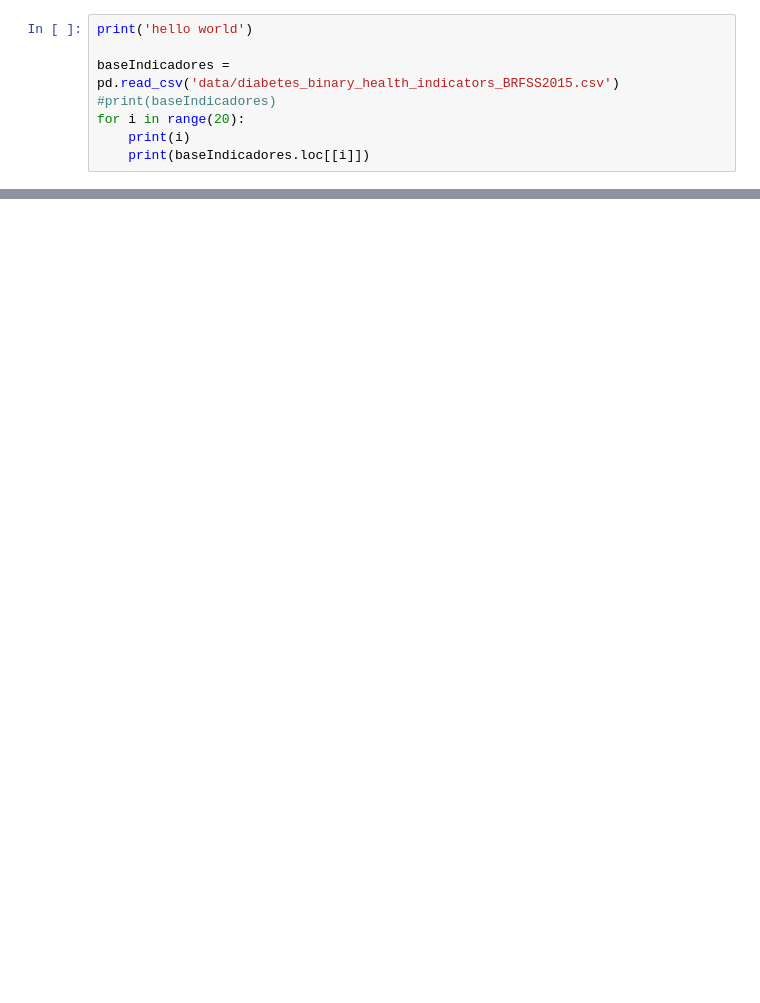
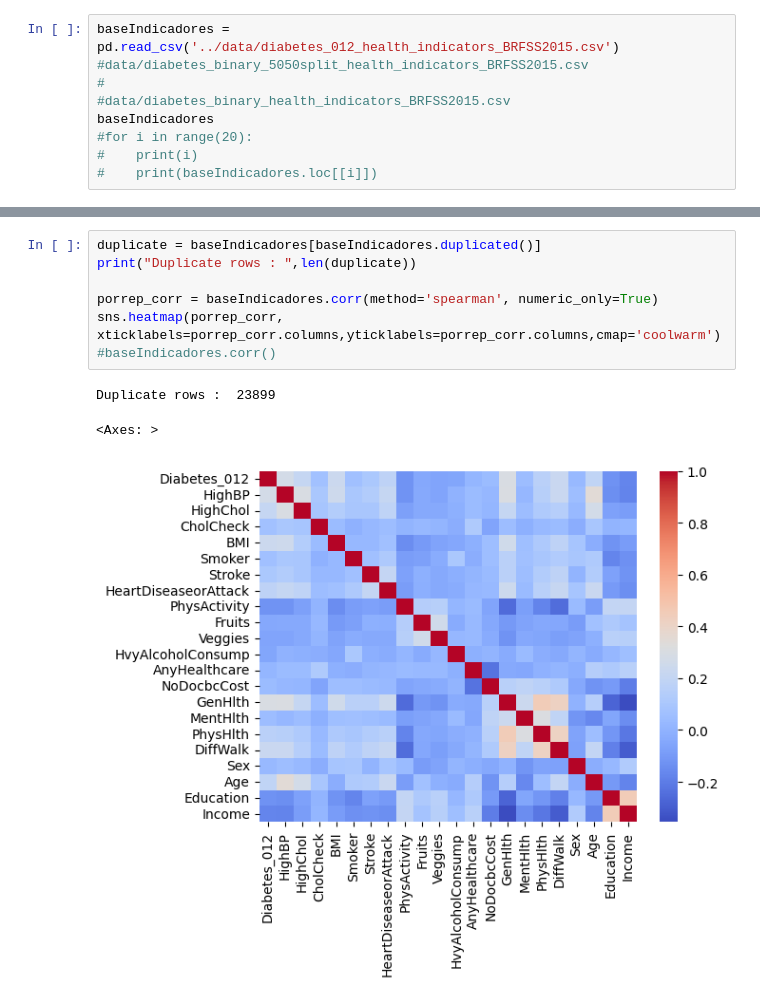
Before and after one commit to jusagred/MIA_CienciaDatos_3860, a Jupyter notebook: source/proyectoDS.ipynb, the cells around one changed output, grey strips where cells are left out. Drawn from its saved outputs; the diff is of its cells as text; blank space fills up the shorter version.

```diff
--- a/source/proyectoDS.ipynb
+++ b/source/proyectoDS.ipynb
@@ -11,11 +6,12 @@ import cv2
 
 warnings.filterwarnings('ignore')
 # %%
-print('hello world')
-
-baseIndicadores = pd.read_csv('data/diabetes_binary_health_indicators_BRFSS2015.csv')
-#print(baseIndicadores)
-for i in range(20):
-    print(i)
-    print(baseIndicadores.loc[[i]])
+baseIndicadores = pd.read_csv('../data/diabetes_012_health_indicators_BRFSS2015.csv')
+#data/diabetes_binary_5050split_health_indicators_BRFSS2015.csv
+#
+#data/diabetes_binary_health_indicators_BRFSS2015.csv
+baseIndicadores
+#for i in range(20):
+#    print(i)
+#    print(baseIndicadores.loc[[i]])
 # %% [output]
@@ -38,0 +51,11 @@ hello world
+# %%
+duplicate = baseIndicadores[baseIndicadores.duplicated()]
+print("Duplicate rows : ",len(duplicate))
+
+porrep_corr = baseIndicadores.corr(method='spearman', numeric_only=True)
+sns.heatmap(porrep_corr, xticklabels=porrep_corr.columns,yticklabels=porrep_corr.columns,cmap='coolwarm')
+#baseIndicadores.corr()
+# %% [output]
+Duplicate rows :  23899
+<Axes: >
+[figure, added]
```
Also changed, not shown: parts of 4 cells of this notebook.
